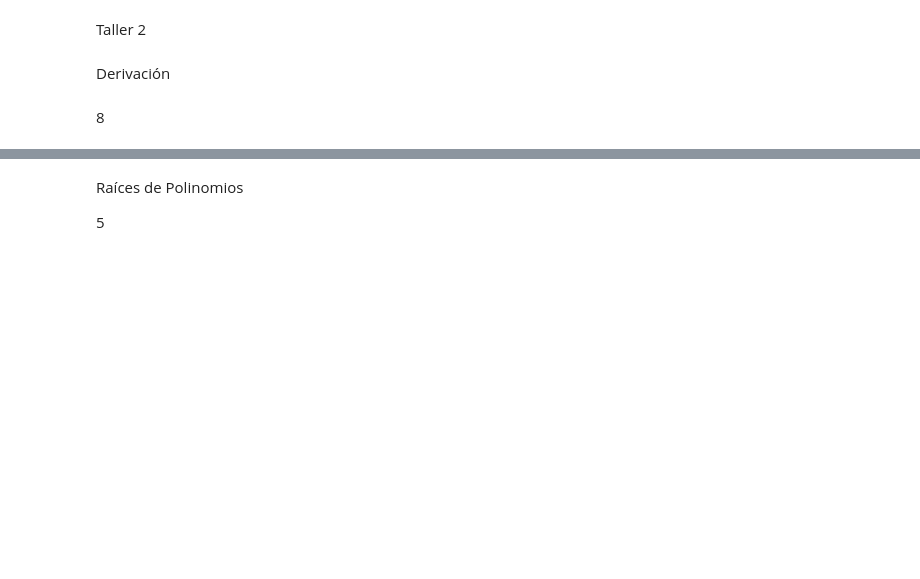
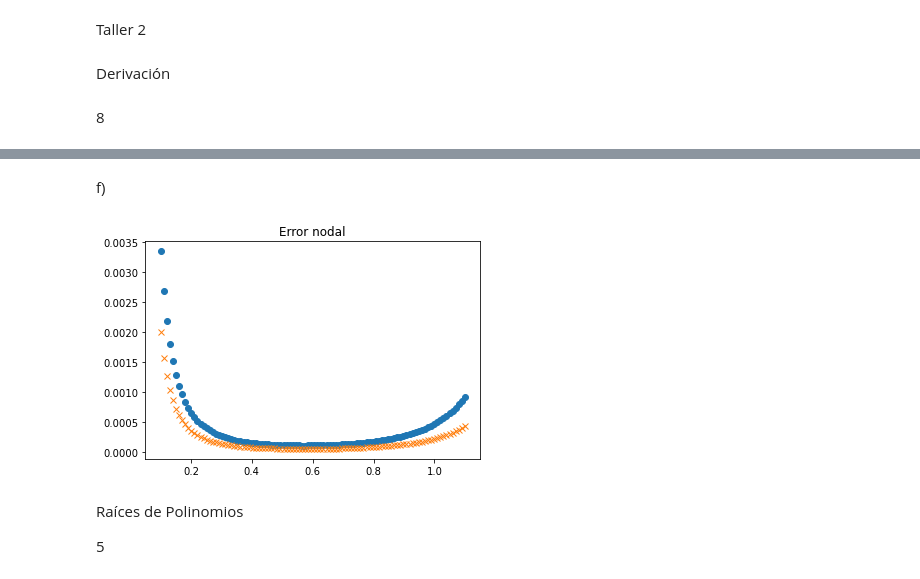
Before and after one commit to lsperezm/Metodos1-LauraPerez-SofiaLizarazo, a Jupyter notebook: Taller2/Taller2-LauraSofiaPerez-BrendaSofiaLizarazo.ipynb, the cells around one changed output, grey strips where cells are left out. Saved outputs shown, nothing was run; the diff lists cells and outputs as text; code cells hidden in the pictures; blank space fills up the shorter version.

```diff
--- a/Taller2/Taller2-LauraSofiaPerez-BrendaSofiaLizarazo.ipynb
+++ b/Taller2/Taller2-LauraSofiaPerez-BrendaSofiaLizarazo.ipynb
@@ -21,3 +70,22 @@ Derivación
+# %% [markdown]
+f)
+# %%
+rango= np.linspace(0.1,1.1,100)
+
+progresiva= derivada_progresiva(tan,rango,h)
+central= derivada_central (tan,rango,h)
+analitica= derivada_analitica(rango)
+
+error_progresiva = np.abs(analitica-progresiva)
+error_central=np.abs(analitica- central)
+
+plt.plot(rango, error_progresiva, 'o')
+plt.plot(rango, error_central,'x')
+plt.title('Error nodal')
+plt.show()
+#No tienen el mismo orden de precision pero si son bastante similares los resultados
+# %% [output]
+[figure, added]
 # %% [markdown]
 Raíces de Polinomios
 
```
Also changed, not shown: parts of 33 cells of this notebook.
